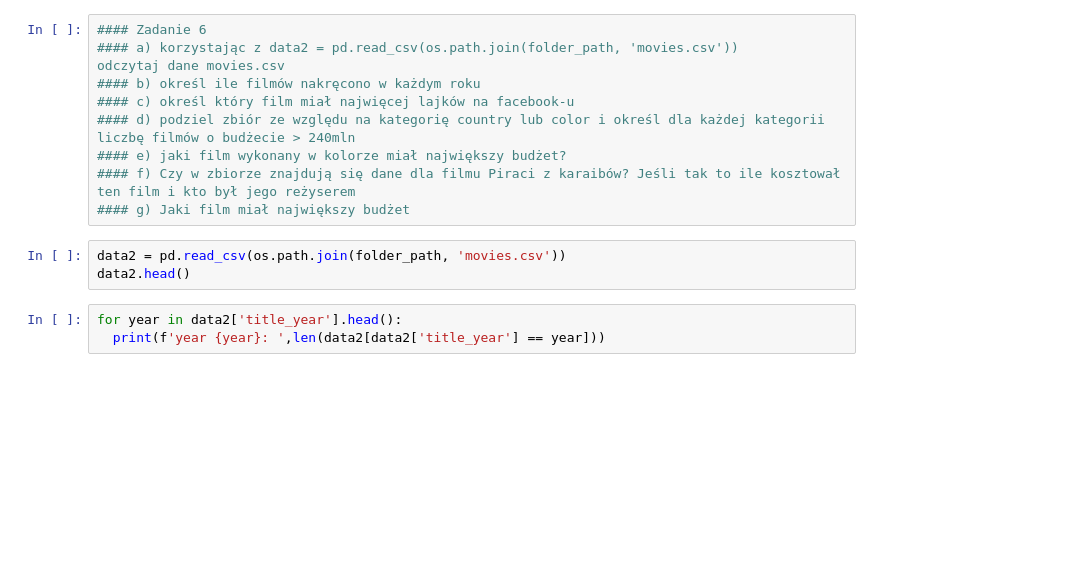
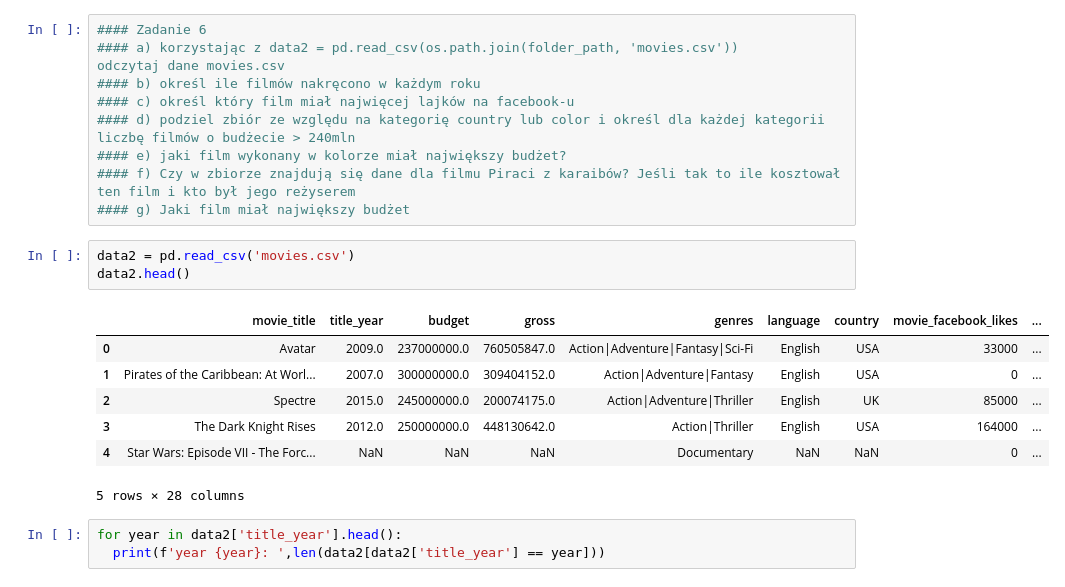
Before and after one commit to DawidSzoka1/UWB_1-02_PYTHON, a Jupyter notebook: jupyter/lab_07/Python_Pandas_cz1.ipynb, the cells around one changed output. Drawn from its saved outputs; the diff is of its cells as text; blank space fills up the shorter version.

```diff
--- a/jupyter/lab_07/Python_Pandas_cz1.ipynb
+++ b/jupyter/lab_07/Python_Pandas_cz1.ipynb
@@ -505,8 +505,16 @@ len(df_alive)
 #### f) Czy w zbiorze znajdują się dane dla filmu Piraci z karaibów? Jeśli tak to ile kosztował ten film i kto był jego reżyserem
 #### g) Jaki film miał największy budżet
 # %%
-data2 = pd.read_csv(os.path.join(folder_path, 'movies.csv'))
+data2 = pd.read_csv('movies.csv')
 data2.head()
+# %% [output]
+|  | movie_title | title_year | budget | gross | genres | language | country | movie_facebook_likes | ... |
+| 0 | Avatar | 2009.0 | 237000000.0 | 760505847.0 | Action|Adventure|Fantasy|Sci-Fi | English | USA | 33000 | ... |
+| 1 | Pirates of the Caribbean: At Worl... | 2007.0 | 300000000.0 | 309404152.0 | Action|Adventure|Fantasy | English | USA | 0 | ... |
+| 2 | Spectre | 2015.0 | 245000000.0 | 200074175.0 | Action|Adventure|Thriller | English | UK | 85000 | ... |
+| 3 | The Dark Knight Rises | 2012.0 | 250000000.0 | 448130642.0 | Action|Thriller | English | USA | 164000 | ... |
+| 4 | Star Wars: Episode VII - The Forc... | NaN | NaN | NaN | Documentary | NaN | NaN | 0 | ... |
+5 rows × 28 columns
 # %%
 for year in data2['title_year'].head():
   print(f'year {year}: ',len(data2[data2['title_year'] == year]))
```
Also changed, not shown: parts of 4 cells of this notebook, 1 other file.
